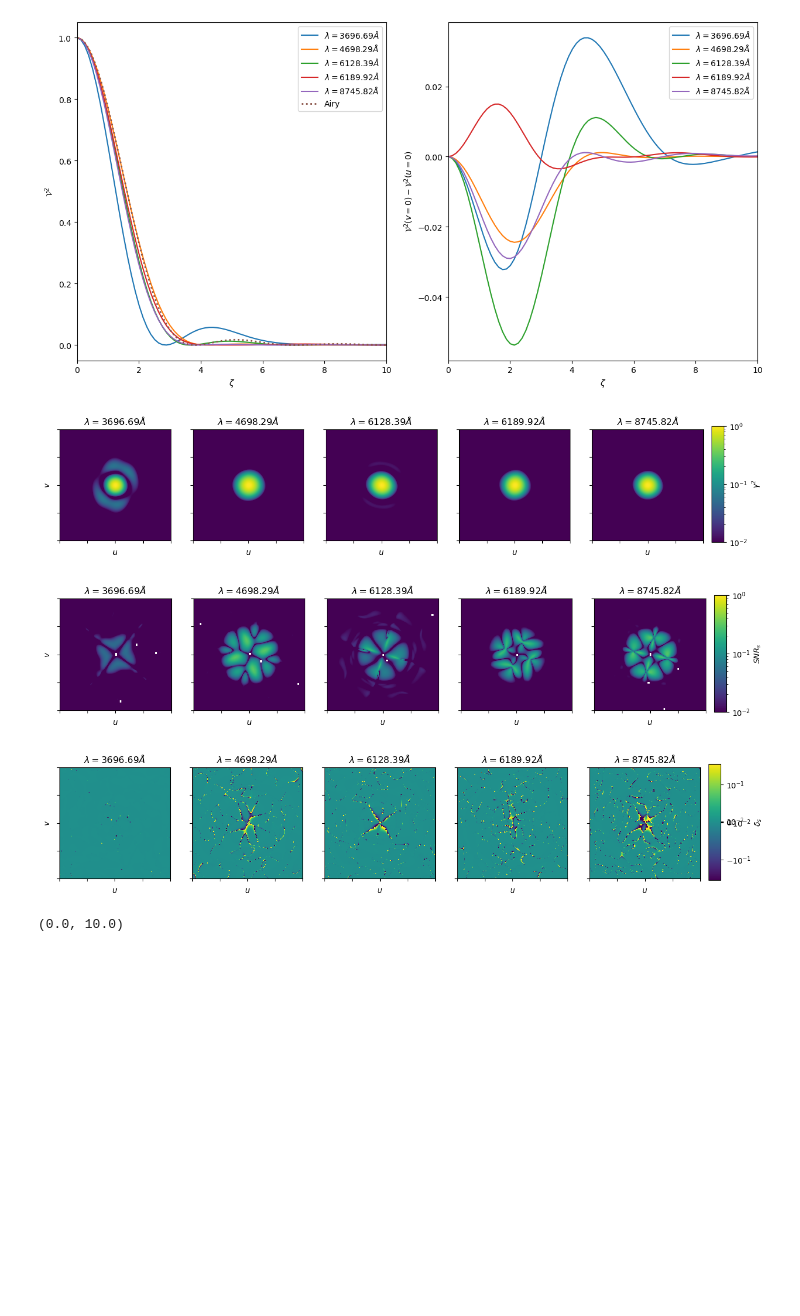
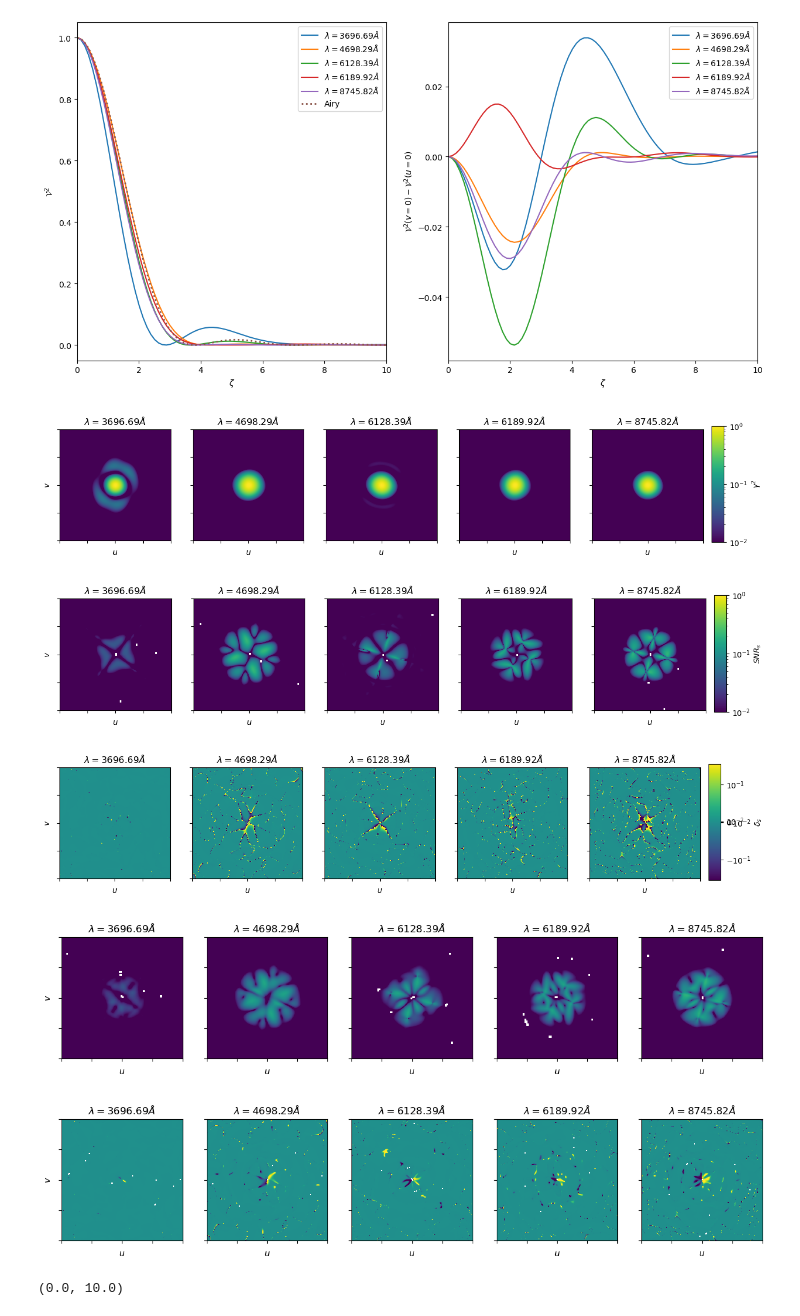
Before and after one commit to AlexGKim/II, a Jupyter notebook: sedona.ipynb, the cells around one changed output. Drawn from its saved outputs; the diff is of its cells as text; code cells hidden in the pictures; blank space fills up the shorter version.

```diff
--- a/sedona.ipynb
+++ b/sedona.ipynb
@@ -132,6 +133,8 @@ paddedarray = numpy.zeros((fluxshape[0]*factor, fluxshape[1]*factor))
 fig2,axs2 = plt.subplots(1,5, figsize=(15, 3))
 fig3,axs3 = plt.subplots(1,5, figsize=(15, 3))
 fig,axs = plt.subplots(1,5, figsize=(15, 3))
+fig4,axs4 = plt.subplots(1,5, figsize=(15, 3))
+fig5,axs5 = plt.subplots(1,5, figsize=(15, 3))
 # fig4,axs4 = plt.subplots(1,5, figsize=(15, 3))
 # fig,axs = plt.subplots(1,2, figsize=(15, 7.5))
 
@@ -141,6 +144,8 @@ theta = numpy.array(theta)
 
 Fsinv = numpy.zeros((paddedarray.shape[0],paddedarray.shape[1]))
 deltas = numpy.zeros((paddedarray.shape[0],paddedarray.shape[1]))
+Fsinv45 = numpy.zeros((paddedarray.shape[0],paddedarray.shape[1]))
+deltas45 = numpy.zeros((paddedarray.shape[0],paddedarray.shape[1]))
 # Fsinv_phi = numpy.zeros((paddedarray.shape[0],paddedarray.shape[1]))
 # Fsinv_s = numpy.zeros((paddedarray.shape[0],paddedarray.shape[1]))
 for i, idx in enumerate(idxs):
@@ -171,14 +176,25 @@ for i, idx in enumerate(idxs):
     F01 = numpy.fft.fftshift(F01)
     F11 = numpy.fft.fftshift(F11)
 
+
+
     gamma2rot = numpy.rot90(gamma2)
-    gamma2flip = numpy.flip(gamma2)
-    gamma2rotflip = numpy.flip(gamma2rot)
     F00rot=numpy.rot90(F00)
     F01rot=numpy.rot90(F01)
     F11rot=numpy.rot90(F11)
 
-    siginv = dGammadnu[idx] * (128*numpy.pi)**(-0.25) * numpy.sqrt(3600/2/sigma_t)
+    gamma2rot45 = scipy.ndimage.rotate(scipy.ndimage.zoom(gamma2,1/numpy.sqrt(2)),45,reshape=True)
+    F00rot45 = numpy.pad(scipy.ndimage.rotate(scipy.ndimage.zoom(F00,1/numpy.sqrt(2)),45,reshape=True),((0,1),(0,1)))
+    F01rot45 = numpy.pad(scipy.ndimage.rotate(scipy.ndimage.zoom(F01,1/numpy.sqrt(2)),45,reshape=True),((0,1),(0,1)))
+    F11rot45 = numpy.pad(scipy.ndimage.rotate(scipy.ndimage.zoom(F11,1/numpy.sqrt(2)),45,reshape=True),((0,1),(0,1)))
+    gamma2flip = numpy.flip(gamma2)
+    gamma2rotflip = numpy.flip(gamma2rot)
+    gamma2rotflip45 = numpy.flip(gamma2rot45)
+    gamma2rot45 = numpy.pad(gamma2rot45,((0,1),(0,1)))
+    gamma2rotflip45 = numpy.pad(gamma2rotflip45,((0,1),(0,1)))
+
+
+    siginv = dGammadnu[idx] * (128*numpy.pi)**(-0.25) * numpy.sqrt(3600/sigma_t)
 
     for ui in range(0,Fsinv.shape[0]):
         for vi in range(0,Fsinv.shape[1]):
@@ -187,13 +203,28 @@ for i, idx in enumerate(idxs):
             try:
                 Finv = numpy.linalg.inv([[F00[ui,vi]+F00rot[ui,vi],F01[ui,vi]+F01rot[ui,vi]],[F01[ui,vi]+F01rot[ui,vi],F11[ui,vi]+F11rot[ui,vi]]])
                 Fsinv[ui,vi] = Finv[0,0]
-                deltas[ui,vi] = (Finv[0,0]* siginv**2 *
+                deltas[ui,vi] = (Finv[0,0]* siginv**2 /2 *
                                     (numpy.sqrt(F00[ui,vi]) * (gamma2[ui,vi]-gamma2flip[ui,vi]) +
                                      numpy.sqrt(F00rot[ui,vi]) * (gamma2rot[ui,vi]-gamma2rotflip[ui,vi])
                                     ) +
-                                Finv[0,1]* siginv**2 *
+                                Finv[0,1]* siginv**2 /2 *
                                      (numpy.sqrt(F11[ui,vi]) * (gamma2[ui,vi]-gamma2flip[ui,vi]) +
                                      numpy.sqrt(F11rot[ui,vi]) * (gamma2rot[ui,vi]-gamma2rotflip[ui,vi]) )
+                                 )
+                Finv = numpy.linalg.inv(
+                    [[F00[ui,vi]+F00rot[ui,vi]+F00rot45[ui,vi],F01[ui,vi]+F01rot[ui,vi]+F01rot45[ui,vi]],
+                     [F01[ui,vi]+F01rot[ui,vi]+F01rot45[ui,vi],F11[ui,vi]+F11rot[ui,vi]+F11rot45[ui,vi]]]
+                     )
+                Fsinv45[ui,vi] = Finv[0,0]
+                deltas45[ui,vi] = (Finv[0,0]* siginv**2 /3 *
+                                    (numpy.sqrt(F00[ui,vi]) * (gamma2[ui,vi]-gamma2flip[ui,vi]) +
+                                     numpy.sqrt(F00rot[ui,vi]) * (gamma2rot[ui,vi]-gamma2rotflip[ui,vi]) +
+                                     numpy.sqrt(F00rot45[ui,vi]) * (gamma2rot45[ui,vi]-gamma2rotflip45[ui,vi])
+                                    ) +
+                                Finv[0,1]* siginv**2 /3 *
+                                     (numpy.sqrt(F11[ui,vi]) * (gamma2[ui,vi]-gamma2flip[ui,vi]) +
+                                     numpy.sqrt(F11rot[ui,vi]) * (gamma2rot[ui,vi]-gamma2rotflip[ui,vi]) ) +
+                                     numpy.sqrt(F11rot45[ui,vi]) * (gamma2rot45[ui,vi]-gamma2rotflip45[ui,vi])
                                  )
             except:
                 pass
@@ -207,6 +238,15 @@ for i, idx in enumerate(idxs):
     # pos2 = axs2[i].imshow((1/F11)[minx:maxx,minx:maxx],norm='log',vmax=10)
     # fig2.colorbar(pos2)
     # print(Fsinv.min(),Fsinv.max())
+
+    im2 = axs2[i].imshow(gamma2,norm='log',vmin=0.01, vmax=1,extent=[-1,1,-1,1])
+    if i ==0:
+        axs2[i].set_ylabel(r'$v$')
+    axs2[i].set_xlabel(r'$u$')
+    axs2[i].xaxis.set_ticklabels([])
+    axs2[i].yaxis.set_ticklabels([])
+    axs2[i].set_title(r'$\lambda={:.2f}\AA$'.format(wavegrid[idx]))
+
     im = axs[i].imshow(deltas,norm=matplotlib.colors.SymLogNorm(linthresh=0.03, linscale=0.03,
                                               vmin=-0.2, vmax=0.2, base=10),extent=[-1,1,-1,1])
     if i ==0:
@@ -216,7 +256,7 @@ for i, idx in enumerate(idxs):
     axs[i].yaxis.set_ticklabels([])
     axs[i].set_title(r'$\lambda={:.2f}\AA$'.format(wavegrid[idx]))
 
-    im3 = axs3[i].imshow(siginv *
+    im3 = axs3[i].imshow(siginv /2 *
                         numpy.sqrt(1/Fsinv[minx:maxx,minx:maxx]),norm='log',vmin=0.01,vmax=1,extent=[-1,1,-1,1])
 
 
@@ -227,39 +267,56 @@ for i, idx in enumerate(idxs):
     axs3[i].yaxis.set_ticklabels([])
     axs3[i].set_title(r'$\lambda={:.2f}\AA$'.format(wavegrid[idx]))
 
-    im2 = axs2[i].imshow(gamma2,norm='log',vmin=0.01, vmax=1,extent=[-1,1,-1,1])
+    im4 = axs4[i].imshow(siginv /3 *
+                        numpy.sqrt(1/Fsinv45[minx:maxx,minx:maxx]),norm='log',vmin=0.01,vmax=1,extent=[-1,1,-1,1])
+
+
     if i ==0:
-        axs2[i].set_ylabel(r'$v$')
-    axs2[i].set_xlabel(r'$u$')
-    axs2[i].xaxis.set_ticklabels([])
-    axs2[i].yaxis.set_ticklabels([])
-    axs2[i].set_title(r'$\lambda={:.2f}\AA$'.format(wavegrid[idx]))
+        axs4[i].set_ylabel(r'$v$')
+    axs4[i].set_xlabel(r'$u$')
+    axs4[i].xaxis.set_ticklabels([])
+    axs4[i].yaxis.set_ticklabels([])
+    axs4[i].set_title(r'$\lambda={:.2f}\AA$'.format(wavegrid[idx]))
+
+    im5 = axs5[i].imshow(deltas45,norm=matplotlib.colors.SymLogNorm(linthresh=0.03, linscale=0.03,
+                                              vmin=-0.2, vmax=0.2, base=10),extent=[-1,1,-1,1])
+    if i ==0:
+        axs5[i].set_ylabel(r'$v$')
+    axs5[i].set_xlabel(r'$u$')
+    axs5[i].xaxis.set_ticklabels([])
+    axs5[i].yaxis.set_ticklabels([])
+    axs5[i].set_title(r'$\lambda={:.2f}\AA$'.format(wavegrid[idx]))
+
+
+
 
 fig3.subplots_adjust(right=0.90)
 cbar_ax = fig3.add_axes([0.91, 0.15, 0.015, 0.7])
 
 cbar=fig3.colorbar(im3, cax=cbar_ax)
 cbar.set_label(r"$SNR_s$")
 
 fig.subplots_adjust(right=0.90)
 cbar_ax = fig.add_axes([0.91, 0.15, 0.015, 0.7])
 
 cbar=fig.colorbar(im, cax=cbar_ax)
 cbar.set_label(r"$\delta_s$")
 
 fig2.subplots_adjust(right=0.90)
 cbar_ax = fig2.add_axes([0.91, 0.15, 0.015, 0.7])
 
 cbar=fig.colorbar(im2, cax=cbar_ax)
 cbar.set_label(r"$\gamma^2$")
 
 # fig.savefig('deltas_sedona.pdf')
 # fig3.savefig('ston_sedona.pdf')
 fig2.savefig('g2_sedona.pdf')
 # %% [output]
 [figure]
 [figure]
 [figure]
+[figure, added]
+[figure, added]
 # %%
 def dft_polar(y, norder=None):
     ny = len(y)
```
Also changed, not shown: parts of 7 cells of this notebook.
